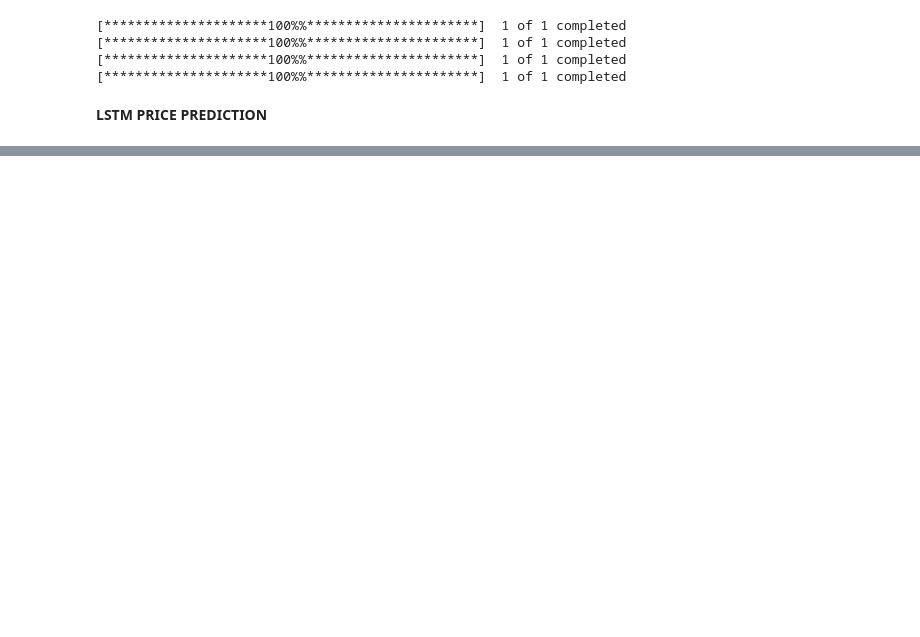
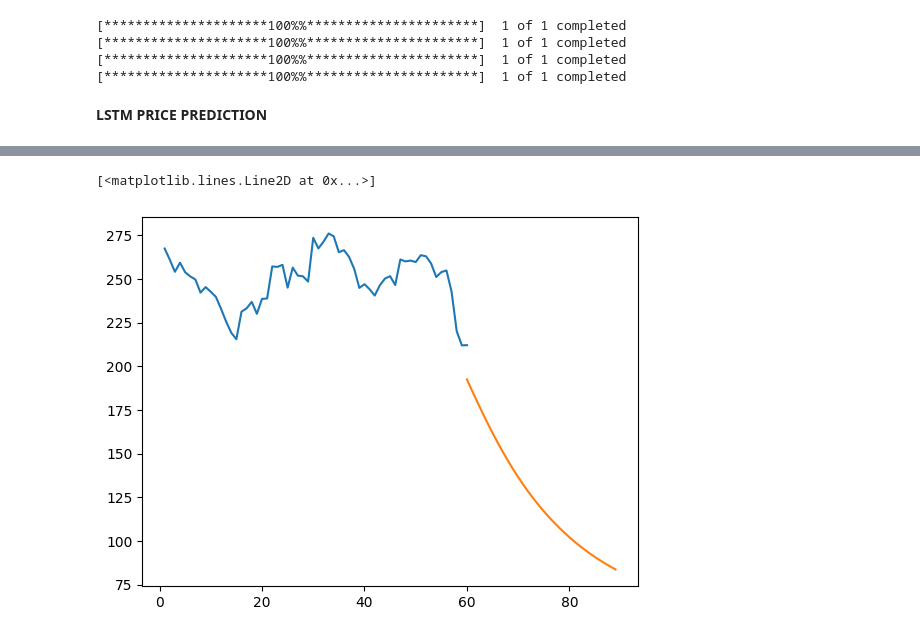
Before and after one commit to Deonatan/Portfolio-Optimization, a Jupyter notebook: Models/LSTM.ipynb, the cells around one changed output, grey strips where cells are left out. Drawn from its saved outputs; the diff is of its cells as text; code cells hidden in the pictures; blank space fills up the shorter version.

Commit message:
LSTM Update

```diff
--- a/Models/LSTM.ipynb
+++ b/Models/LSTM.ipynb
@@ -123,0 +115,16 @@ plt.show()
+# %%
+import pandas_ta as ta
+tesla_data["RSI"] = ta.rsi(tesla_data.Close, length=15)
+#Exponential moving average with different time span
+tesla_data["EMAF"] = ta.ema(tesla_data.Close, length=20)
+tesla_data["EMAM"] = ta.ema(tesla_data.Close, length=100)
+tesla_data["EMAS"] = ta.ema(tesla_data.Close, length=150)
+
+#next day target price
+tesla_data["Target"] = (tesla_data['Adj Close']-tesla_data["Open"]).shift(-1)
+tesla_data["TargetClass"] = [1 if tesla_data["Target"][i] > 0 else 0 for i in range(len(tesla_data))]
+tesla_data["NextCloseTarget"] = tesla_data["Adj Close"].shift(-1)
+# %%
+tesla_data.dropna(inplace=True)
+tesla_data.reset_index(inplace=True)
+tesla_data.drop(['Volume', 'Close', 'Date'], axis=1, inplace=True)
@@ -403,0 +246,2 @@ best_hps
+# %%
+forecast = fit_LSTM(tesla_data['Adj Close'])
@@ -403,0 +266,16 @@ best_hps
+# %%
+train_ratio = 0.7
+validation_ratio = 0.1
+test_ratio = 0.2
+
+# Calculate split indices
+total_len = len(tesla_data['Adj Close'])
+train_split = int(total_len * train_ratio)
+validation_split = int(total_len * (train_ratio + validation_ratio))
+y_test = tesla_data['Adj Close'][validation_split:][-60:]
+# %%
+plt.plot(np.arange(1,61), y_test)
+plt.plot(np.arange(60,90),forecast)
+# %% [output]
+[<matplotlib.lines.Line2D at 0x...>]
+[figure, added]
```
Also changed, not shown: parts of 14 cells of this notebook, 2 other files.
